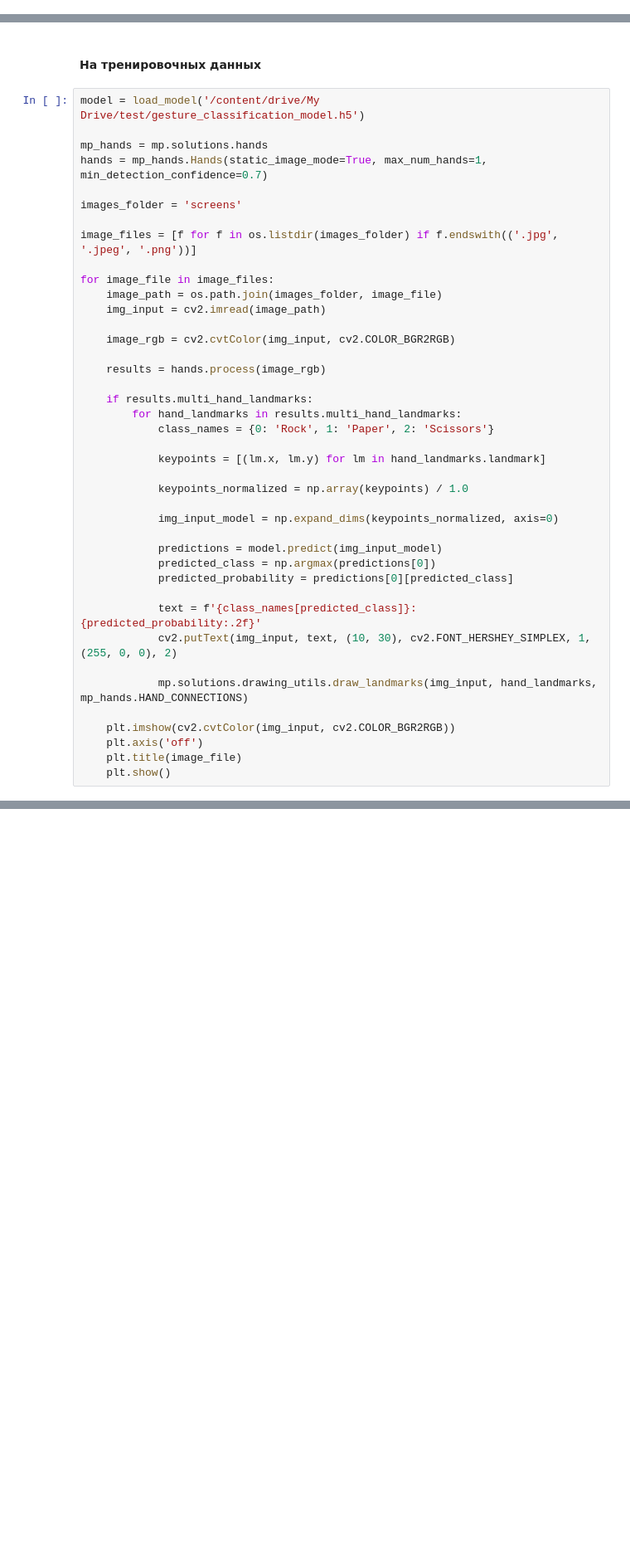
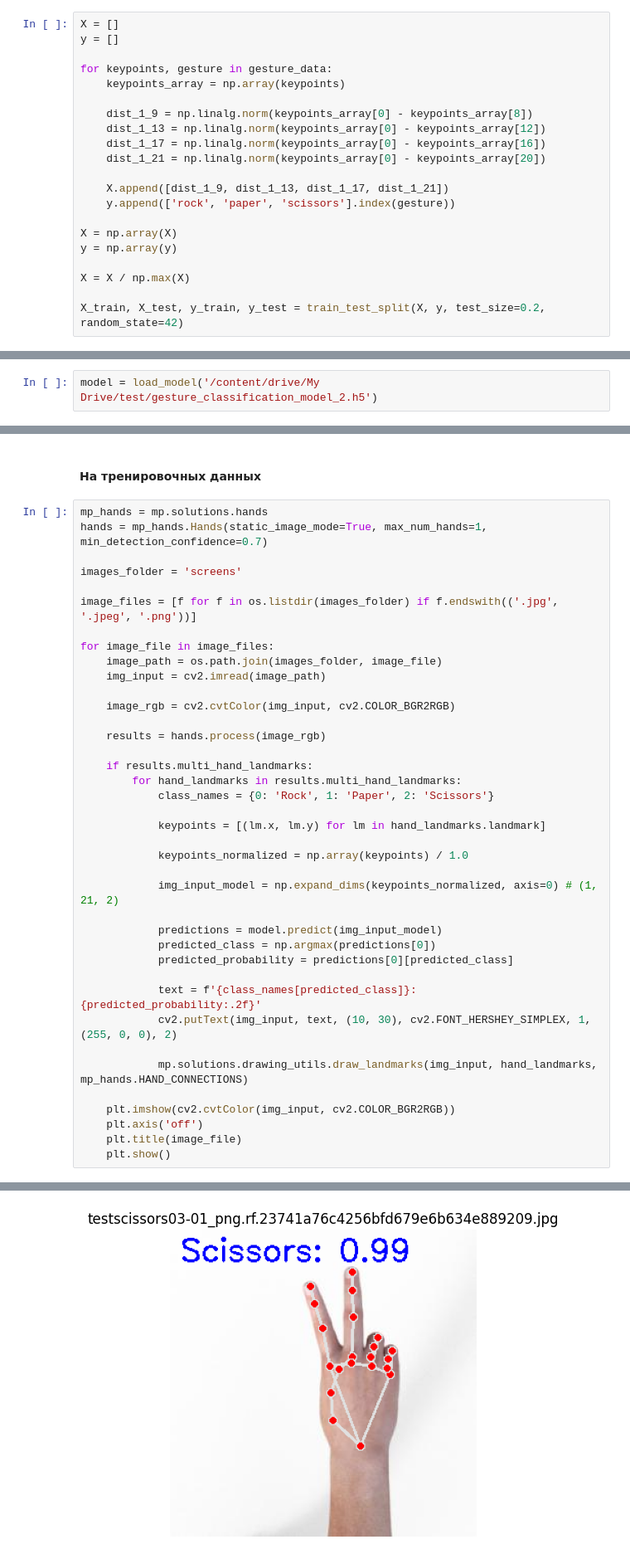
Before and after one commit to sotvictory/DL-Practice, a Jupyter notebook: Computer_vision_basics/HW_6_Rock_paper_scissors/rock_paper_scissors.ipynb, the cells around one changed output, grey strips where cells are left out. Shown at 83% size. Cells and saved outputs as stored; diff of their text form; blank space fills up the shorter version.

Commit message:
add second rock-paper-scissors prediction model

```diff
--- a/Computer_vision_basics/HW_6_Rock_paper_scissors/rock_paper_scissors.ipynb
+++ b/Computer_vision_basics/HW_6_Rock_paper_scissors/rock_paper_scissors.ipynb
@@ -332,0 +290,21 @@ WARNING:absl:You are saving your model as an HDF5 file via `model.save()` or `ke
+# %%
+X = []
+y = []
+
+for keypoints, gesture in gesture_data:
+    keypoints_array = np.array(keypoints)
+
+    dist_1_9 = np.linalg.norm(keypoints_array[0] - keypoints_array[8])
+    dist_1_13 = np.linalg.norm(keypoints_array[0] - keypoints_array[12])
+    dist_1_17 = np.linalg.norm(keypoints_array[0] - keypoints_array[16])
+    dist_1_21 = np.linalg.norm(keypoints_array[0] - keypoints_array[20])
+
+    X.append([dist_1_9, dist_1_13, dist_1_17, dist_1_21])
+    y.append(['rock', 'paper', 'scissors'].index(gesture))
+
+X = np.array(X)
+y = np.array(y)
+
+X = X / np.max(X)
+
+X_train, X_test, y_train, y_test = train_test_split(X, y, test_size=0.2, random_state=42)
@@ -339,3 +435,5 @@ import matplotlib.pyplot as plt
 from tensorflow.keras.models import load_model
 import mediapipe as mp
 import os
+# %%
+model = load_model('/content/drive/My Drive/test/gesture_classification_model_2.h5')
@@ -342,8 +442,6 @@ import os
 # %% [markdown]
 #### На тренировочных данных
 # %%
-model = load_model('/content/drive/My Drive/test/gesture_classification_model.h5')
-
 mp_hands = mp.solutions.hands
 hands = mp_hands.Hands(static_image_mode=True, max_num_hands=1, min_detection_confidence=0.7)
 
@@ -367,7 +465,7 @@ for image_file in image_files:
 
             keypoints_normalized = np.array(keypoints) / 1.0
 
-            img_input_model = np.expand_dims(keypoints_normalized, axis=0)
+            img_input_model = np.expand_dims(keypoints_normalized, axis=0) # (1, 21, 2)
 
             predictions = model.predict(img_input_model)
             predicted_class = np.argmax(predictions[0])
@@ -386,0 +485 @@ WARNING:absl:Compiled the loaded model, but the compiled metrics have yet to be
+[figure]
```
Also changed, not shown: parts of 26 cells of this notebook.
